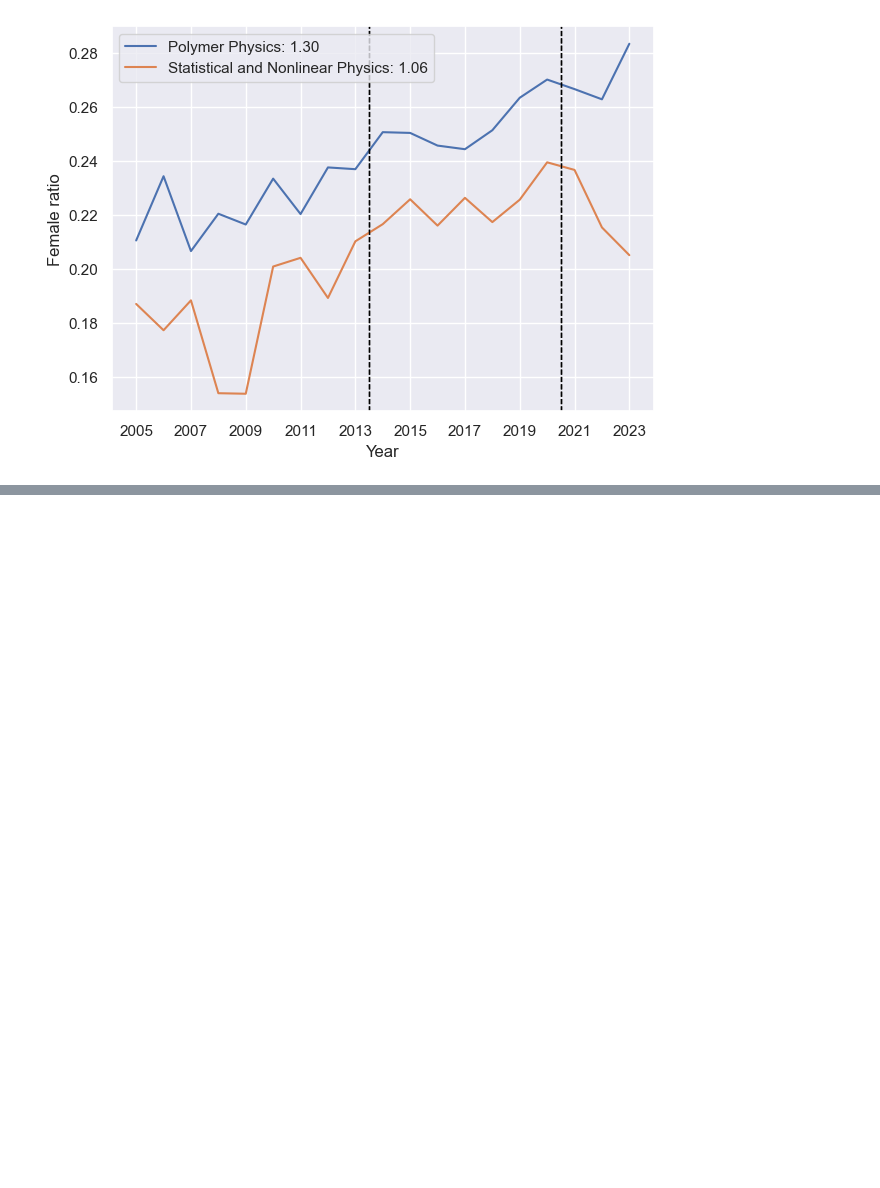
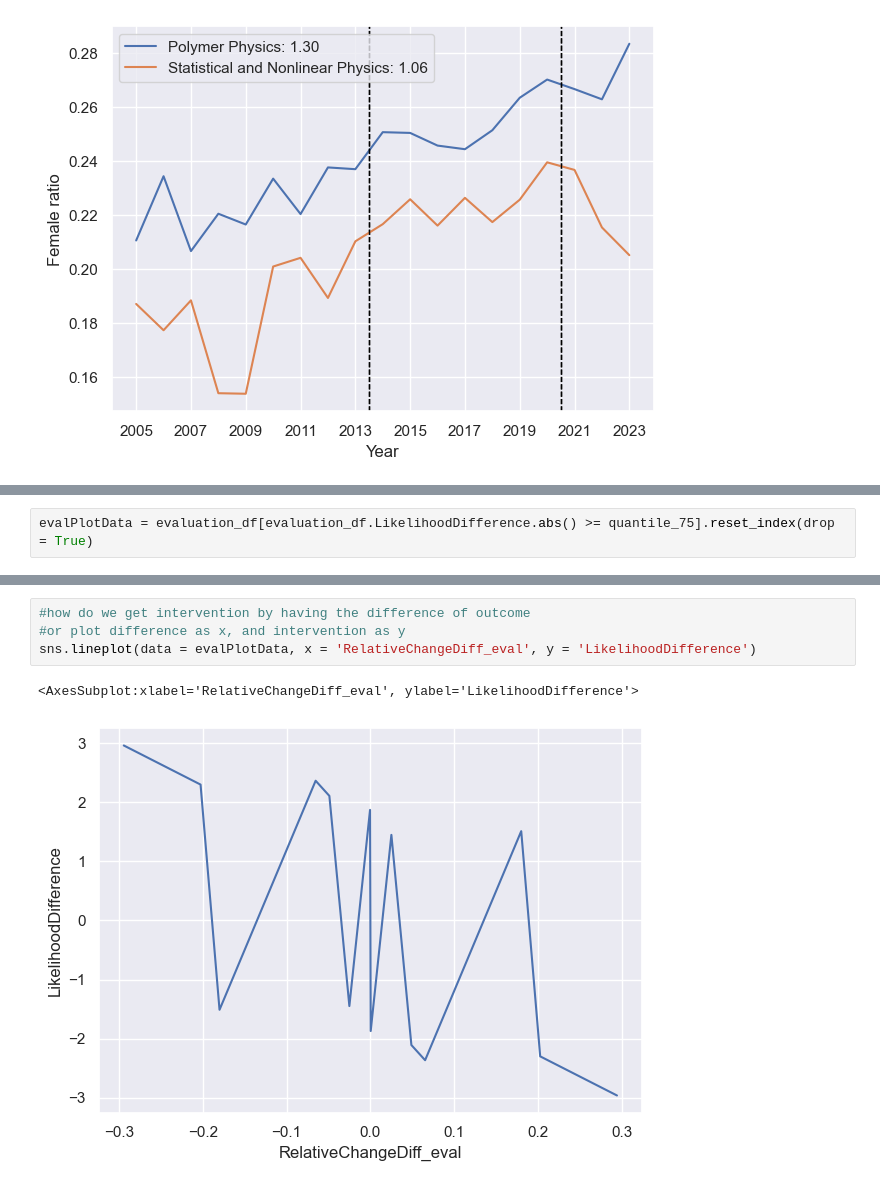
Before and after one commit to EllenWM/Evolution-of-Gender-Diversity-in-Physics-Conferences, a Jupyter notebook: interventionImpact.ipynb, the cells around one changed output, grey strips where cells are left out. Saved outputs shown, nothing was run; the diff lists cells and outputs as text; blank space fills up the shorter version.

```diff
--- a/interventionImpact.ipynb
+++ b/interventionImpact.ipynb
@@ -451,0 +453,2 @@ evaluation_df['EvaluationDifference'] = evaluation_df.FemaleAttRatio_i - evaluat
+# %%
+evalPlotData = evaluation_df[evaluation_df.LikelihoodDifference.abs() >= quantile_75].reset_index(drop = True)
@@ -452 +460,8 @@ evaluation_df['EvaluationDifference'] = evaluation_df.FemaleAttRatio_i - evaluat
+# %%
+#how do we get intervention by having the difference of outcome
+#or plot difference as x, and intervention as y
+sns.lineplot(data = evalPlotData, x = 'RelativeChangeDiff_eval', y = 'LikelihoodDifference')
+# %% [output]
+<AxesSubplot:xlabel='RelativeChangeDiff_eval', ylabel='LikelihoodDifference'>
+[figure, added]
 # %%
```
Also changed, not shown: parts of 12 cells of this notebook.
